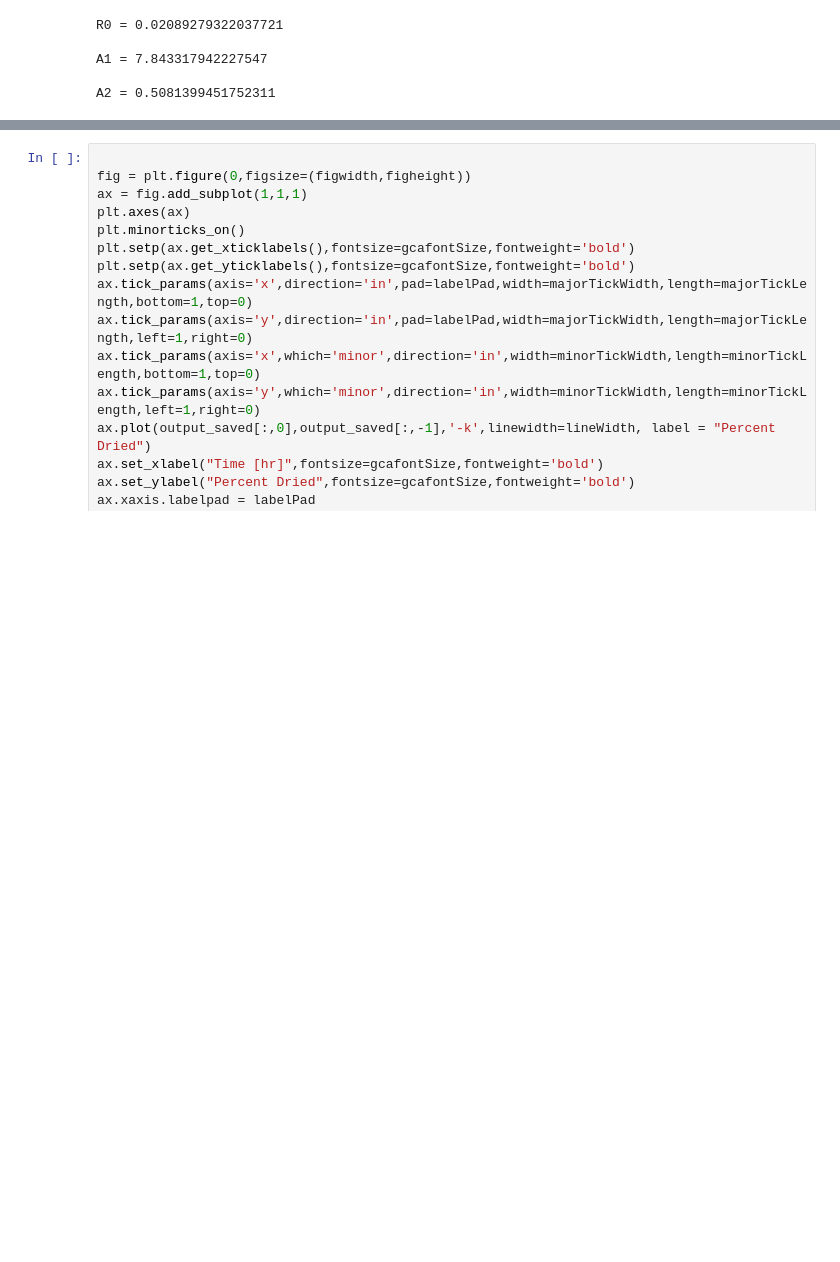
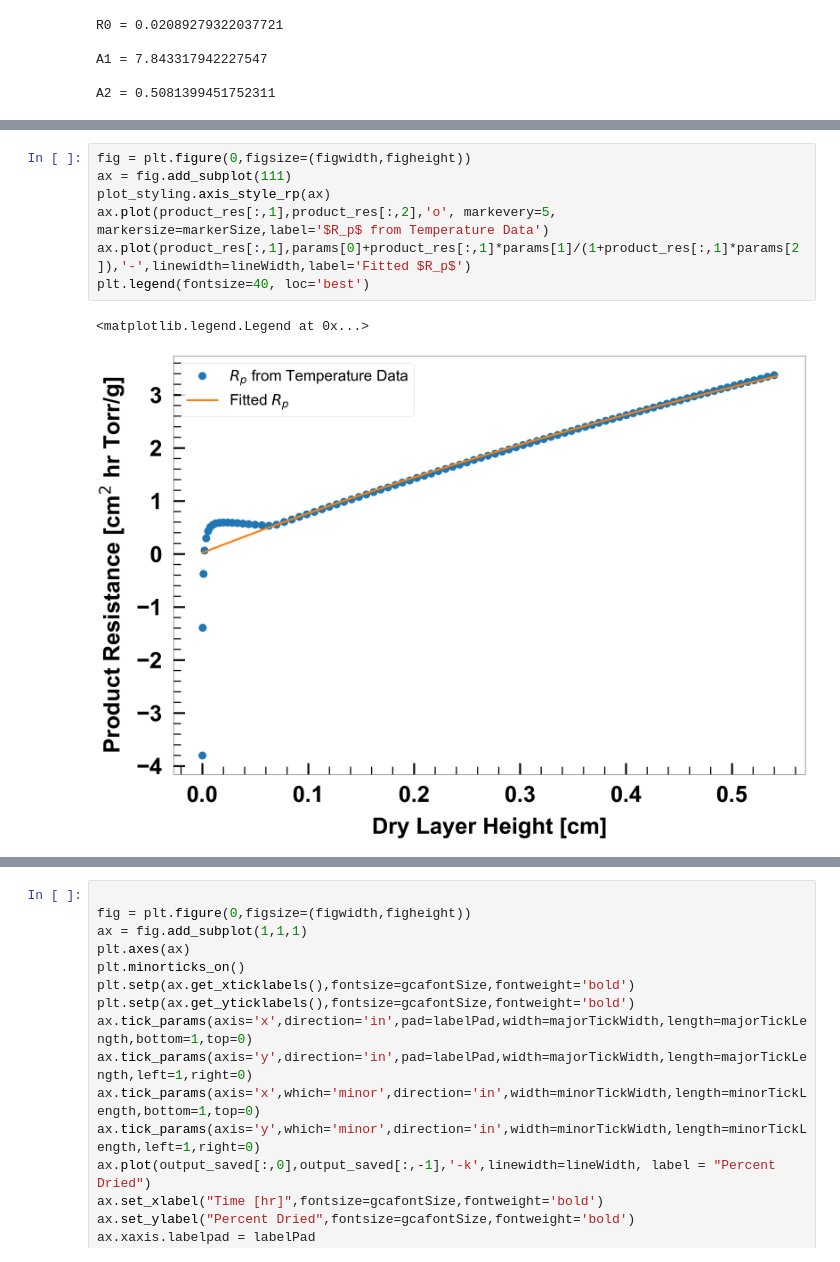
Before and after one commit to LyoHUB/LyoPRONTO, a Jupyter notebook: docs/examples/unknownRp_PD.ipynb, the cells around one changed output, grey strips where cells are left out. Drawn from its saved outputs; the diff is of its cells as text; blank space fills up the shorter version.

Commit message:
Add Rp fit plot to notebook

```diff
--- a/docs/examples/unknownRp_PD.ipynb
+++ b/docs/examples/unknownRp_PD.ipynb
@@ -218,0 +166,10 @@ plt.tight_layout()
+# %%
+fig = plt.figure(0,figsize=(figwidth,figheight))
+ax = fig.add_subplot(111)
+plot_styling.axis_style_rp(ax)
+ax.plot(product_res[:,1],product_res[:,2],'o', markevery=5, markersize=markerSize,label='$R_p$ from Temperature Data')
+ax.plot(product_res[:,1],params[0]+product_res[:,1]*params[1]/(1+product_res[:,1]*params[2]),'-',linewidth=lineWidth,label='Fitted $R_p$')
+plt.legend(fontsize=40, loc='best')
+# %% [output]
+<matplotlib.legend.Legend at 0x...>
+[figure, added]
```
Also changed, not shown: parts of 3 cells of this notebook, 1 other file.
